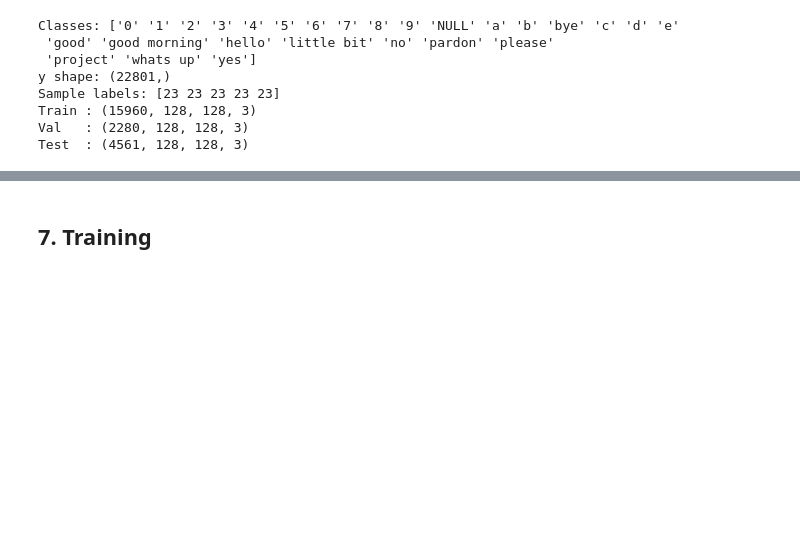
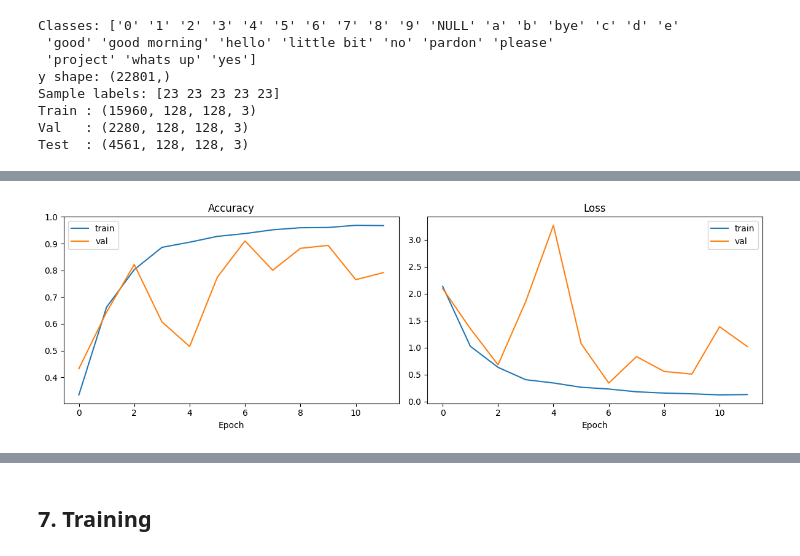
Before and after one commit to Jamato004/CS171-Final-Project, a Jupyter notebook: sign_language_cnn.ipynb, the cells around one changed output, grey strips where cells are left out. Saved outputs shown, nothing was run; the diff lists cells and outputs as text; code cells hidden in the pictures; blank space fills up the shorter version.

Commit message:
Trained resnet50 model and tested it Training took 86m 6.1s Stopped at Epoch 12 Test accuracy: 0.9132

```diff
--- a/sign_language_cnn.ipynb
+++ b/sign_language_cnn.ipynb
@@ -252,7 +252,7 @@ X_tv_res, X_test_res, y_tv_res, y_test_res = train_test_split(
     X_res, y, test_size=0.20, random_state=SEED, stratify=y
 )
 X_train_res, X_val_res, y_train_res, y_val_res = train_test_split(
-    X_tv_res, y_tv_res, test_size=0.125, random_state=SEED, stratify=y_tv
+    X_tv_res, y_tv_res, test_size=0.125, random_state=SEED, stratify=y_tv_res
 )
 
 print(f"Train : {X_train_res.shape}")
@@ -330,0 +345,20 @@ KeyboardInterrupt:
+# %%
+# Training curves
+fig, (ax1, ax2) = plt.subplots(1, 2, figsize=(12, 4))
+
+ax1.plot(resnet50_history.history['accuracy'], label='train')
+ax1.plot(resnet50_history.history['val_accuracy'], label='val')
+ax1.set_title('Accuracy')
+ax1.set_xlabel('Epoch')
+ax1.legend()
+
+ax2.plot(resnet50_history.history['loss'], label='train')
+ax2.plot(resnet50_history.history['val_loss'], label='val')
+ax2.set_title('Loss')
+ax2.set_xlabel('Epoch')
+ax2.legend()
+
+plt.tight_layout()
+plt.show()
+# %% [output]
+[figure, added]
```
Also changed, not shown: parts of 6 cells of this notebook.
